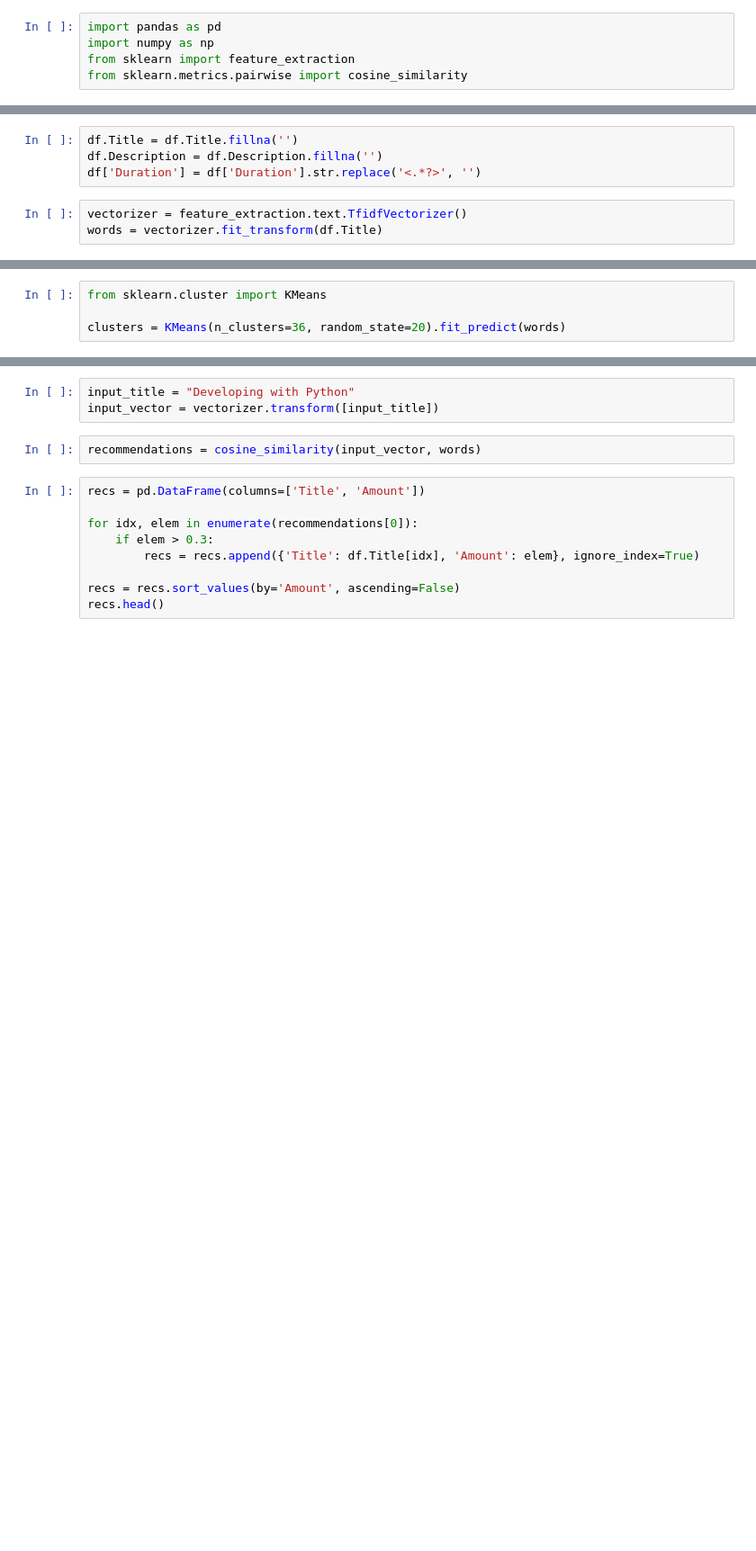
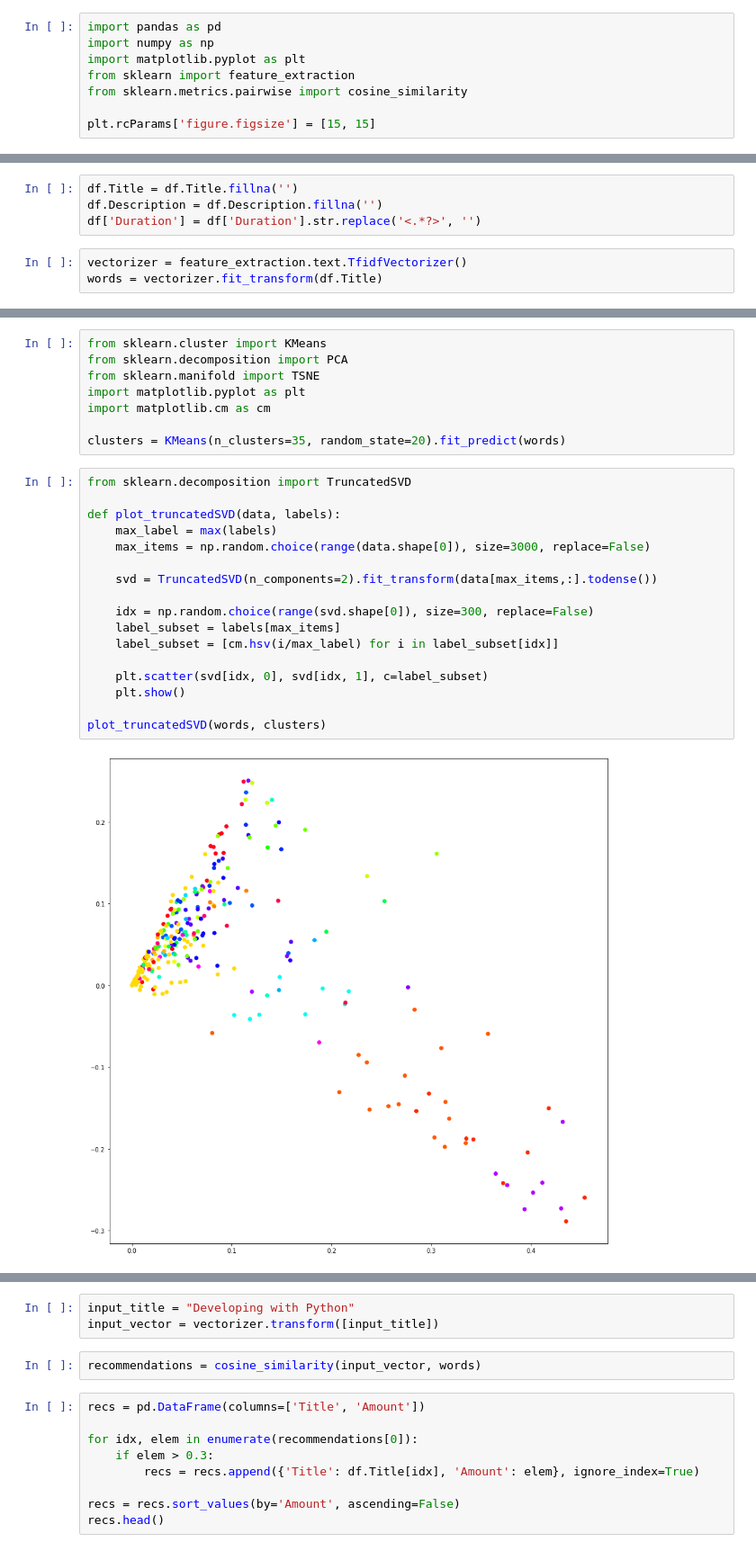
Before and after one commit to JelmerSurewaard/ML, a Jupyter notebook: Learning Store/DataExploration.ipynb, the cells around one changed output, grey strips where cells are left out. Shown at 90% size. Saved outputs shown, nothing was run; the diff lists cells and outputs as text; blank space fills up the shorter version.

Commit message:
Added propper plotting

```diff
--- a/Learning Store/DataExploration.ipynb
+++ b/Learning Store/DataExploration.ipynb
@@ -1,8 +1,11 @@
 # %%
 import pandas as pd
 import numpy as np
+import matplotlib.pyplot as plt
 from sklearn import feature_extraction
 from sklearn.metrics.pairwise import cosine_similarity
+
+plt.rcParams['figure.figsize'] = [15, 15]
 # %%
 df = pd.read_csv('data.csv', sep=';')
 df.head()
@@ -60,4 +44,27 @@ Fit 50 clusters
 # %%
 from sklearn.cluster import KMeans
+from sklearn.decomposition import PCA
+from sklearn.manifold import TSNE
+import matplotlib.pyplot as plt
+import matplotlib.cm as cm
 
-clusters = KMeans(n_clusters=36, random_state=20).fit_predict(words)
+clusters = KMeans(n_clusters=35, random_state=20).fit_predict(words)
+# %%
+from sklearn.decomposition import TruncatedSVD
+
+def plot_truncatedSVD(data, labels):
+    max_label = max(labels)
+    max_items = np.random.choice(range(data.shape[0]), size=3000, replace=False)
+
+    svd = TruncatedSVD(n_components=2).fit_transform(data[max_items,:].todense())
+
+    idx = np.random.choice(range(svd.shape[0]), size=300, replace=False)
+    label_subset = labels[max_items]
+    label_subset = [cm.hsv(i/max_label) for i in label_subset[idx]]
+
+    plt.scatter(svd[idx, 0], svd[idx, 1], c=label_subset)
+    plt.show()
+
+plot_truncatedSVD(words, clusters)
+# %% [output]
+[figure, added]
```
Also changed, not shown: parts of 6 cells of this notebook.
